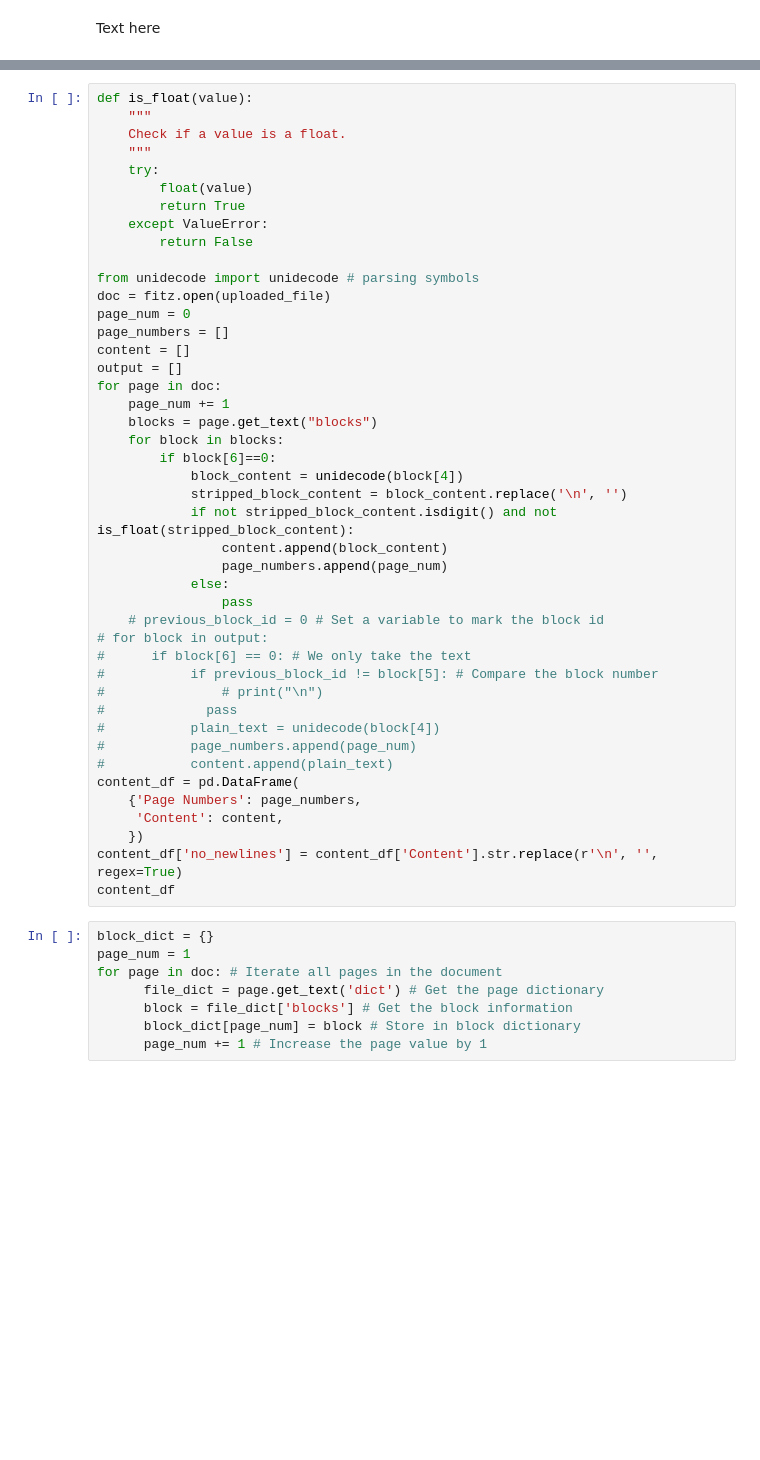
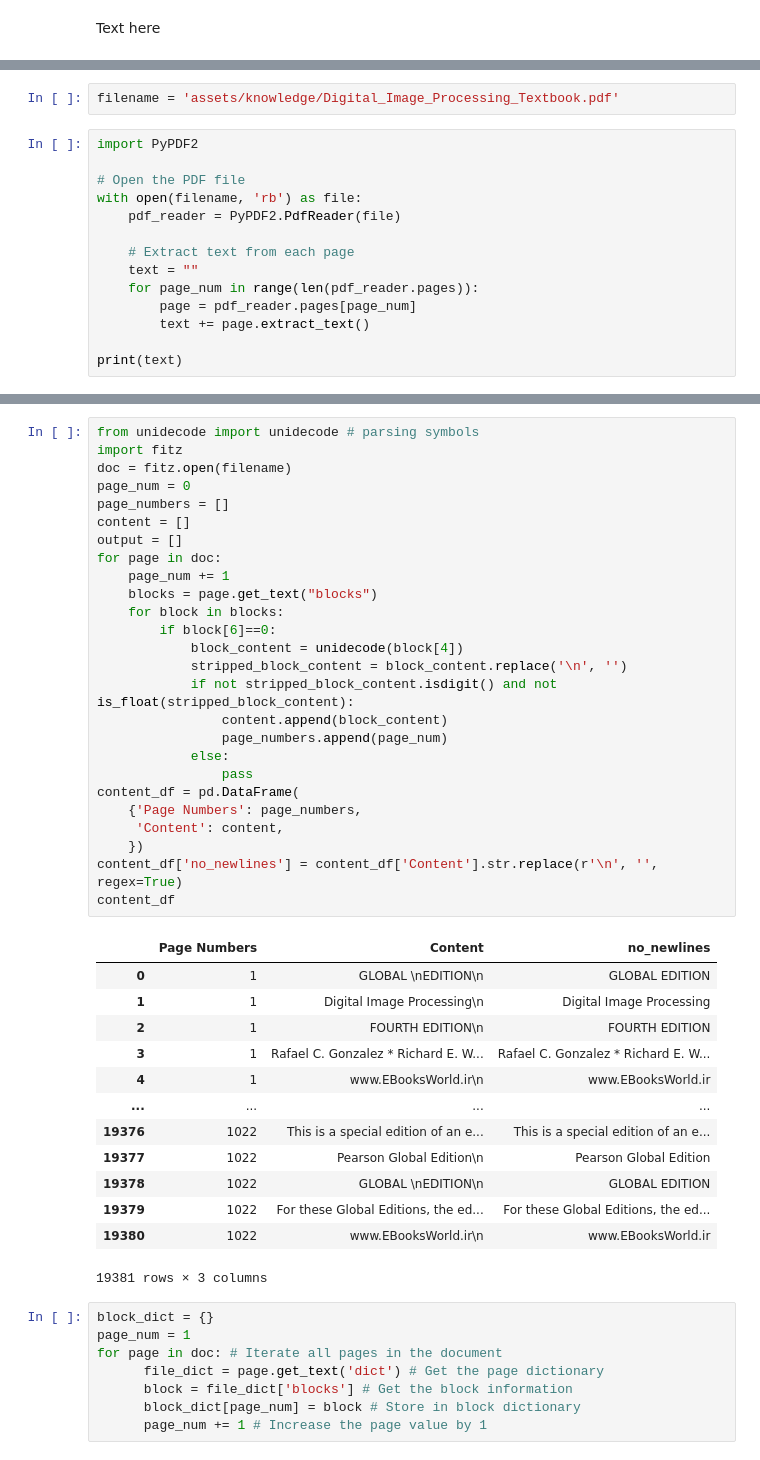
Before and after one commit to pointonjoel/MSc-Diss, a Jupyter notebook: code/main.ipynb, the cells around one changed output, grey strips where cells are left out. Cells and saved outputs as stored; diff of their text form; blank space fills up the shorter version.

```diff
--- a/code/main.ipynb
+++ b/code/main.ipynb
@@ -194,0 +12,16 @@ NameError: name 'blocks' is not defined
+# %%
+filename = 'assets/knowledge/Digital_Image_Processing_Textbook.pdf'
+# %%
+import PyPDF2
+
+# Open the PDF file
+with open(filename, 'rb') as file:
+    pdf_reader = PyPDF2.PdfReader(file)
+
+    # Extract text from each page
+    text = ""
+    for page_num in range(len(pdf_reader.pages)):
+        page = pdf_reader.pages[page_num]
+        text += page.extract_text()
+
+print(text)
@@ -195,47 +52,43 @@ NameError: name 'blocks' is not defined
 # %%
-def is_float(value):
-    """
-    Check if a value is a float.
-    """
-    try:
-        float(value)
-        return True
-    except ValueError:
-        return False
-
 from unidecode import unidecode # parsing symbols
-doc = fitz.open(uploaded_file)
+import fitz
+doc = fitz.open(filename)
 page_num = 0
 page_numbers = []
 content = []
 output = []
 for page in doc:
     page_num += 1
     blocks = page.get_text("blocks")
     for block in blocks:
         if block[6]==0:
             block_content = unidecode(block[4])
             stripped_block_content = block_content.replace('\n', '')
             if not stripped_block_content.isdigit() and not is_float(stripped_block_content):
                 content.append(block_content)
                 page_numbers.append(page_num)
             else:
                 pass
-    # previous_block_id = 0 # Set a variable to mark the block id
-# for block in output:
-#      if block[6] == 0: # We only take the text
-#           if previous_block_id != block[5]: # Compare the block number
-#               # print("\n")
-#             pass
-#           plain_text = unidecode(block[4])
-#           page_numbers.append(page_num)
-#           content.append(plain_text)
 content_df = pd.DataFrame(
     {'Page Numbers': page_numbers,
      'Content': content,
     })
 content_df['no_newlines'] = content_df['Content'].str.replace(r'\n', '', regex=True)
 content_df
+# %% [output]
+|  | Page Numbers | Content | no_newlines |
+| 0 | 1 | GLOBAL \nEDITION\n | GLOBAL EDITION |
+| 1 | 1 | Digital Image Processing\n | Digital Image Processing |
+| 2 | 1 | FOURTH EDITION\n | FOURTH EDITION |
+| 3 | 1 | Rafael C. Gonzalez * Richard E. W... | Rafael C. Gonzalez * Richard E. W... |
+| 4 | 1 | www.EBooksWorld.ir\n | www.EBooksWorld.ir |
+| ... | ... | ... | ... |
+| 19376 | 1022 | This is a special edition of an e... | This is a special edition of an e... |
+| 19377 | 1022 | Pearson Global Edition\n | Pearson Global Edition |
+| 19378 | 1022 | GLOBAL \nEDITION\n | GLOBAL EDITION |
+| 19379 | 1022 | For these Global Editions, the ed... | For these Global Editions, the ed... |
+| 19380 | 1022 | www.EBooksWorld.ir\n | www.EBooksWorld.ir |
+19381 rows × 3 columns
 # %%
 block_dict = {}
 page_num = 1
```
Also changed, not shown: parts of 31 cells of this notebook, 7 other files.
